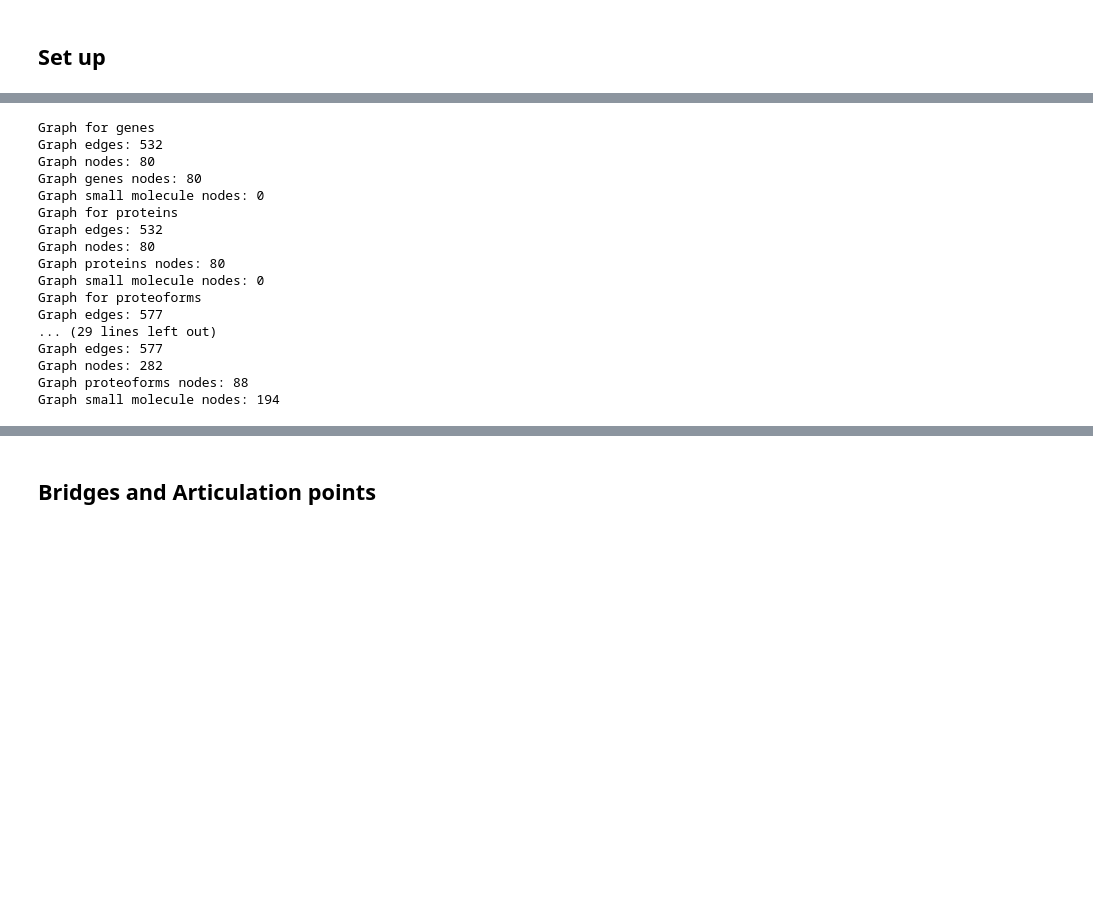
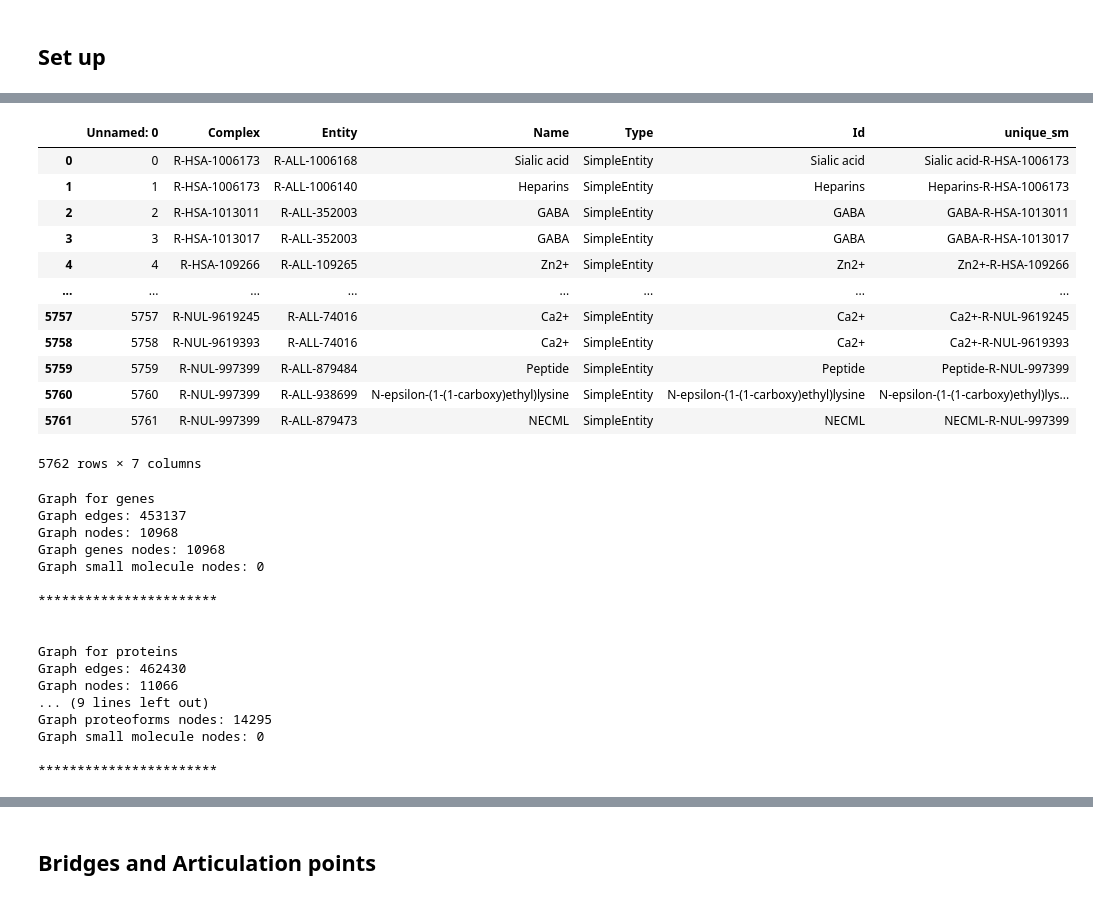
Before and after one commit to PathwayAnalysisPlatform/ProteoformNetworks, a Jupyter notebook: src/Python/analysis_1_network_topology.ipynb, the cells around one changed output, grey strips where cells are left out. Drawn from its saved outputs; the diff is of its cells as text; code cells hidden in the pictures; blank space fills up the shorter version.

```diff
--- a/src/Python/analysis_1_network_topology.ipynb
+++ b/src/Python/analysis_1_network_topology.ipynb
@@ -104,31 +108,39 @@ print(G.nodes())
+# %%
+components_records[sm]['unique_sm'] = components_records[sm].apply(lambda row: row['Id'] + "-" + row['Complex'], axis=1)
+components_records[sm]
+# %% [output]
+|  | Unnamed: 0 | Complex | Entity | Name | Type | Id | unique_sm |
+| 0 | 0 | R-HSA-1006173 | R-ALL-1006168 | Sialic acid | SimpleEntity | Sialic acid | Sialic acid-R-HSA-1006173 |
+| 1 | 1 | R-HSA-1006173 | R-ALL-1006140 | Heparins | SimpleEntity | Heparins | Heparins-R-HSA-1006173 |
+| 2 | 2 | R-HSA-1013011 | R-ALL-352003 | GABA | SimpleEntity | GABA | GABA-R-HSA-1013011 |
+| 3 | 3 | R-HSA-1013017 | R-ALL-352003 | GABA | SimpleEntity | GABA | GABA-R-HSA-1013017 |
+| 4 | 4 | R-HSA-109266 | R-ALL-109265 | Zn2+ | SimpleEntity | Zn2+ | Zn2+-R-HSA-109266 |
+| ... | ... | ... | ... | ... | ... | ... | ... |
+| 5757 | 5757 | R-NUL-9619245 | R-ALL-74016 | Ca2+ | SimpleEntity | Ca2+ | Ca2+-R-NUL-9619245 |
+| 5758 | 5758 | R-NUL-9619393 | R-ALL-74016 | Ca2+ | SimpleEntity | Ca2+ | Ca2+-R-NUL-9619393 |
+| 5759 | 5759 | R-NUL-997399 | R-ALL-879484 | Peptide | SimpleEntity | Peptide | Peptide-R-NUL-997399 |
+| 5760 | 5760 | R-NUL-997399 | R-ALL-938699 | N-epsilon-(1-(1-carboxy)ethyl)lysine | SimpleEntity | N-epsilon-(1-(1-carboxy)ethyl)lysine | N-epsilon-(1-(1-carboxy)ethyl)lys... |
+| 5761 | 5761 | R-NUL-997399 | R-ALL-879473 | NECML | SimpleEntity | NECML | NECML-R-NUL-997399 |
+5762 rows × 7 columns
 # %%
 interactomes_no_sm = { l: get_interactome(l, no_sm, participant_records, components_records, GRAPHS_PATH) for l in LEVELS}
-interactomes_with_sm = { l: get_interactome(l, with_sm, participant_records, components_records, GRAPHS_PATH) for l in LEVELS}
-interactomes_with_unique_sm = { l: get_interactome(l, with_unique_sm, participant_records, components_records, GRAPHS_PATH) for l in LEVELS}
-
 for level, interactome in interactomes_no_sm.items():
      print_interactome_details(interactome)
-
-for level, interactome in interactomes_with_sm.items():
-     print_interactome_details(interactome)
-
-for level, interactome in interactomes_with_unique_sm.items():
-     print_interactome_details(interactome)
 # %% [output]
 Graph for genes
-Graph edges: 532
-Graph nodes: 80
-Graph genes nodes: 80
+Graph edges: 453137
+Graph nodes: 10968
+Graph genes nodes: 10968
 Graph small molecule nodes: 0
+
+***********************
+
+
 Graph for proteins
-Graph edges: 532
-Graph nodes: 80
-Graph proteins nodes: 80
+Graph edges: 462430
+Graph nodes: 11066
+... (9 lines left out)
+Graph proteoforms nodes: 14295
 Graph small molecule nodes: 0
-Graph for proteoforms
-Graph edges: 577
-... (29 lines left out)
-Graph edges: 577
-Graph nodes: 282
-Graph proteoforms nodes: 88
-Graph small molecule nodes: 194
+
+***********************
```
Also changed, not shown: parts of 14 cells of this notebook, 3 other files.
